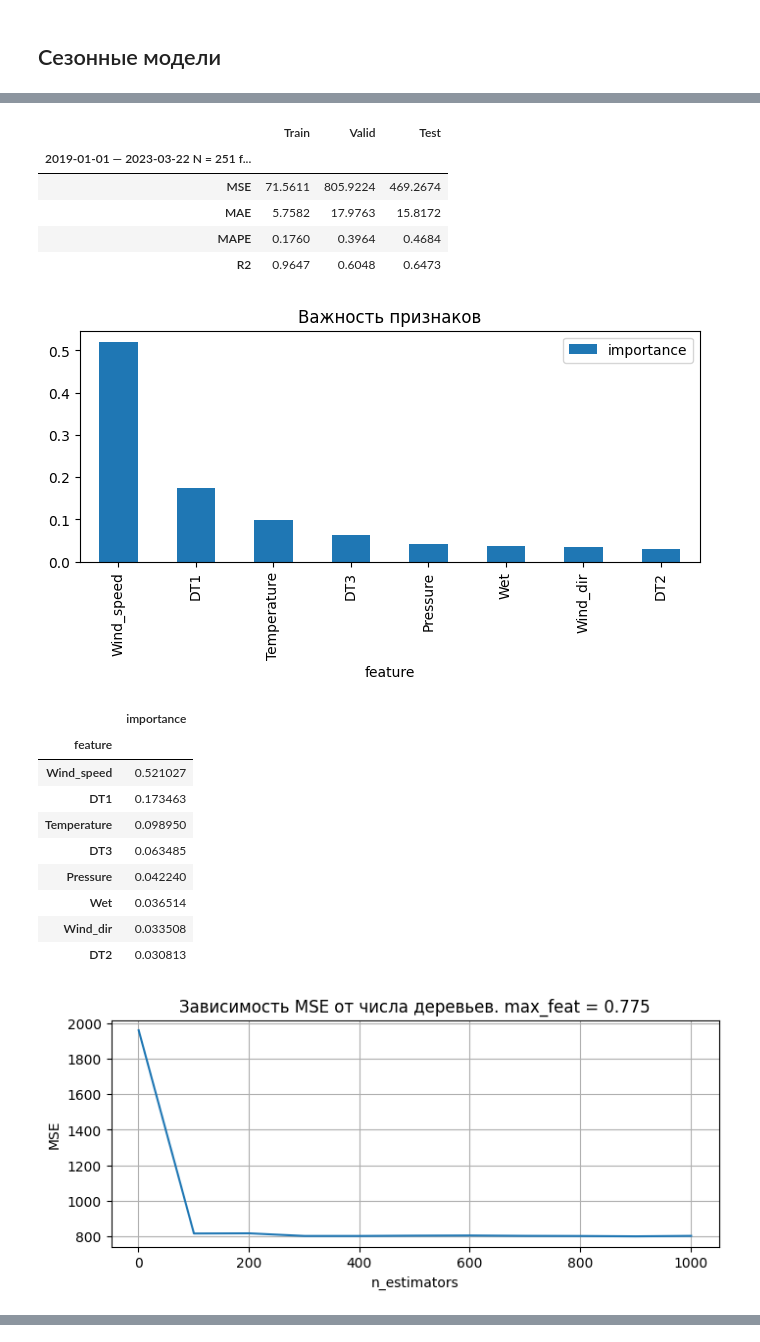
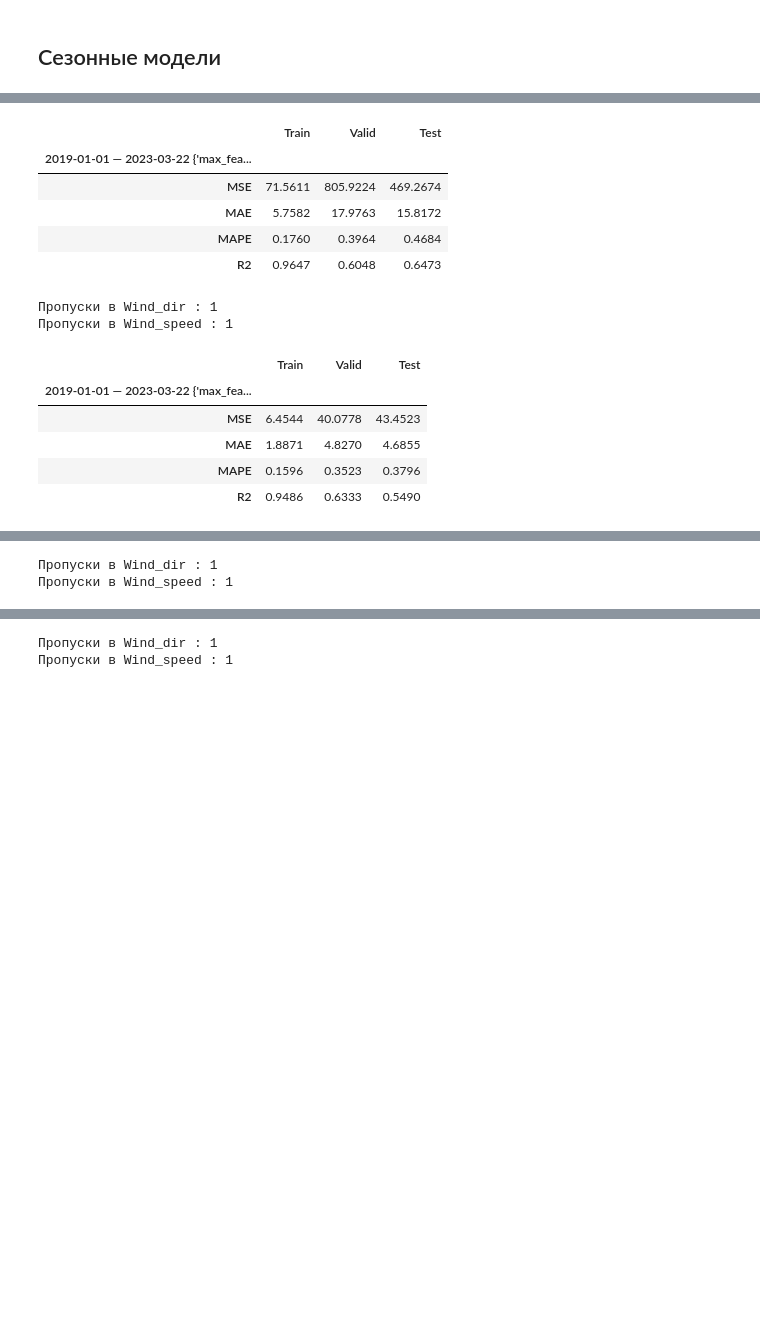
Before and after one commit to Nikita-Lev/Forecasting-PM-2.5-in-the-atmosphere-of-Krasnoyarsk, a Jupyter notebook: Random Forest/Random Forest.ipynb, the cells around one changed output, grey strips where cells are left out. Drawn from its saved outputs; the diff is of its cells as text; code cells hidden in the pictures; blank space fills up the shorter version.

```diff
--- a/Random Forest/Random Forest.ipynb
+++ b/Random Forest/Random Forest.ipynb
@@ -295,13 +26,15 @@ params
  'max_features': array([0.1  , 0.325, 0.55 , 0.775, 1.   ])}
 # %% [markdown]
 ## Модели, обученные за года
+# %%
+model = RandomForestRegressor(random_state = 100)
 # %%
 # Срез данных от begin до end
 begin, end = '2020-01-01', '2023-04-06'
 
 for season in ['winters', 'springs', 'summers', 'autumns']:
     test_index = pd.read_csv(f"../data/test_index.csv", sep = ';', dayfirst=True, parse_dates = [season])[season].values
-    RandForestForecast(sensor, fill, district, begin, end, season = '', test_index = test_index, params = params, gridSearch = True, paramDependencies = True, plotRes = False, featImp = False)
+    ModelProcessing(model, sensor, fill, district, begin, end, season = '', test_index = test_index, params = params, gridSearch = True, paramDependencies = True, plotRes = False, featImp = False)
 # %% [output]
 Пропуски в Wind_dir : 1
 Пропуски в Wind_speed : 1
@@ -339,27 +72,23 @@ for season in ['winters', 'springs', 'summers', 'autumns']:
 # %%
 begin, end = '2019-01-01', '2023-04-06'
 
 for season in ['winters', 'springs', 'summers', 'autumns']:
     test_index = pd.read_csv(f"../data/test_index.csv", sep = ';', dayfirst=True, parse_dates = [season])[season].values
-    RandForestForecast(sensor, fill, district, begin, end, season = season, test_index = test_index, params = params, gridSearch = True, paramDependencies = True, plotRes = False, featImp = True)
+    ModelProcessing(model, sensor, fill, district, begin, end, season = season, test_index = test_index, params = params, gridSearch = True, paramDependencies = False, plotRes = False, featImp = False)
 # %% [output]
 Пропуски в Wind_dir : 1
 Пропуски в Wind_speed : 1
 |  | Train | Valid | Test |
-| 2019-01-01 — 2023-03-22 N = 251 f... |  |  |  |
+| 2019-01-01 — 2023-03-22 {'max_fea... |  |  |  |
 | MSE | 71.5611 | 805.9224 | 469.2674 |
 | MAE | 5.7582 | 17.9763 | 15.8172 |
 | MAPE | 0.1760 | 0.3964 | 0.4684 |
 | R2 | 0.9647 | 0.6048 | 0.6473 |
-[figure, removed]
+Пропуски в Wind_dir : 1
+Пропуски в Wind_speed : 1
-|  | importance |
-| feature |  |
-| Wind_speed | 0.521027 |
-| DT1 | 0.173463 |
-| Temperature | 0.098950 |
-| DT3 | 0.063485 |
-| Pressure | 0.042240 |
-| Wet | 0.036514 |
-| Wind_dir | 0.033508 |
-| DT2 | 0.030813 |
+|  | Train | Valid | Test |
+| 2019-01-01 — 2023-03-22 {'max_fea... |  |  |  |
+| MSE | 6.4544 | 40.0778 | 43.4523 |
+| MAE | 1.8871 | 4.8270 | 4.6855 |
+| MAPE | 0.1596 | 0.3523 | 0.3796 |
+| R2 | 0.9486 | 0.6333 | 0.5490 |
-[figure, removed]
@@ -369 +95,3 @@ for season in ['winters', 'springs', 'summers', 'autumns']:
+Пропуски в Wind_dir : 1
+Пропуски в Wind_speed : 1
 |  | Train | Valid | Test |
@@ -375,0 +103,2 @@ for season in ['winters', 'springs', 'summers', 'autumns']:
+Пропуски в Wind_dir : 1
+Пропуски в Wind_speed : 1
```
Also changed, not shown: parts of 8 cells of this notebook.
